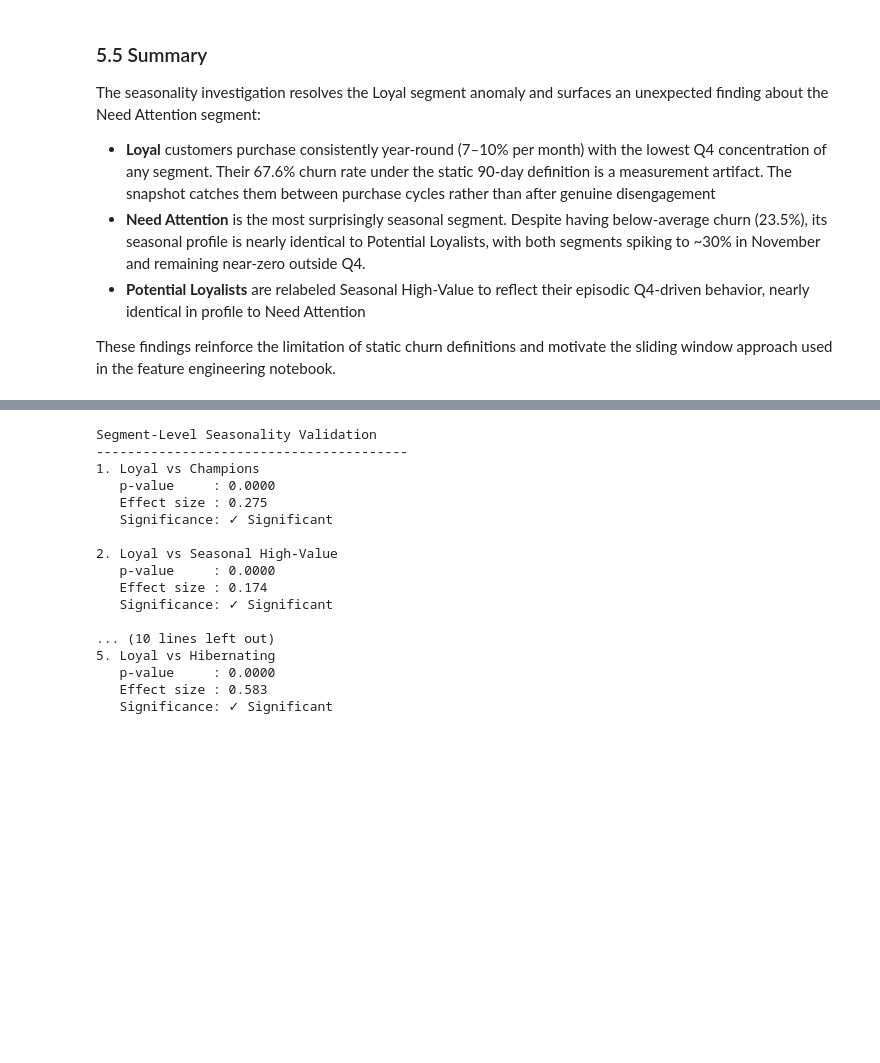
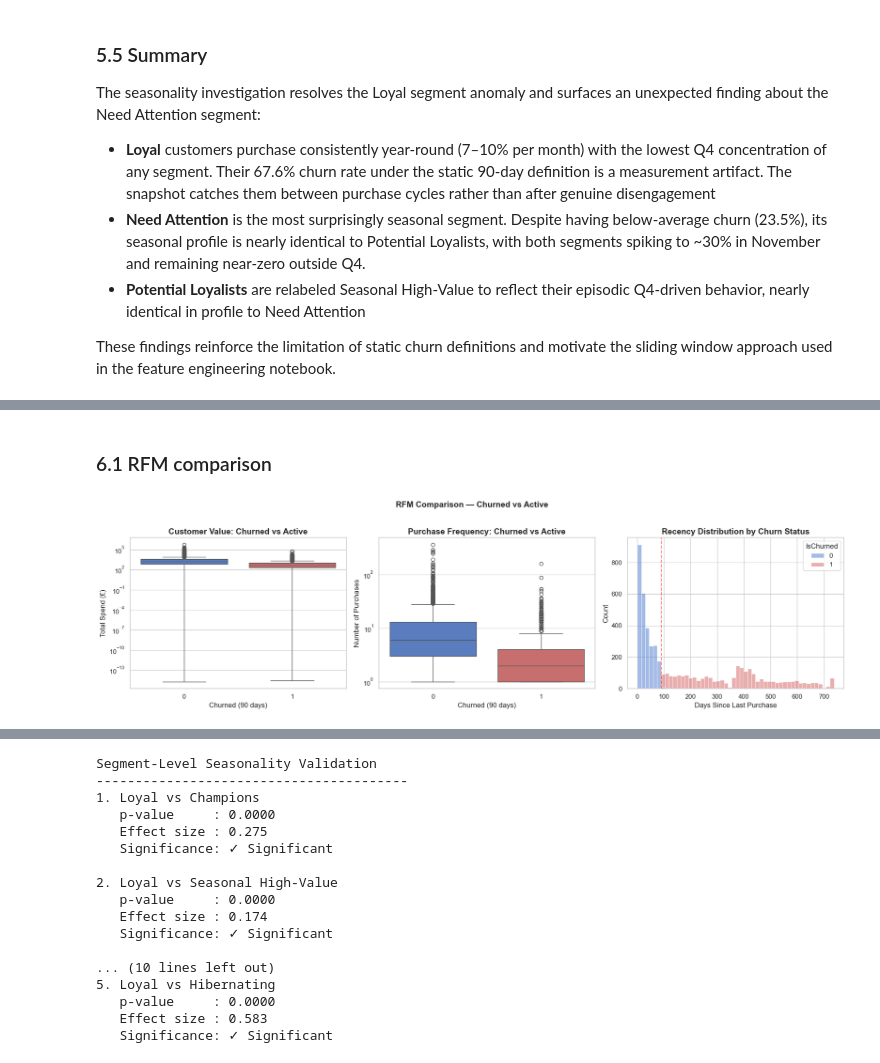
Before and after one commit to stefanobrusadelli/customer-churn-prediction, a Jupyter notebook: notebook/02_eda.ipynb, the cells around one changed output, grey strips where cells are left out. Saved outputs shown, nothing was run; the diff lists cells and outputs as text; code cells hidden in the pictures; blank space fills up the shorter version.

```diff
--- a/notebook/02_eda.ipynb
+++ b/notebook/02_eda.ipynb
@@ -1427,0 +1029,36 @@ Building on the RFM segmentation findings, we formally test whether the Loyal se
+# %% [markdown]
+### 6.1 RFM comparison
+# %%
+fig, axes = plt.subplots(1, 3, figsize=(18, 5))
+
+sns.boxplot(data=rfm, x='IsChurned', y='Monetary',
+            hue='IsChurned', palette=CHURN_PALETTE,
+            legend=False, ax=axes[0])
+axes[0].set_yscale('log')
+axes[0].set_title('Customer Value: Churned vs Active')
+axes[0].set_xlabel(f'Churned ({CHURN_THRESHOLD} days)')
+axes[0].set_ylabel('Total Spend (£)')
+
+sns.boxplot(data=rfm, x='IsChurned', y='Frequency',
+            hue='IsChurned', palette=CHURN_PALETTE,
+            legend=False, ax=axes[1])
+axes[1].set_yscale('log')
+axes[1].set_title('Purchase Frequency: Churned vs Active')
+axes[1].set_xlabel(f'Churned ({CHURN_THRESHOLD} days)')
+axes[1].set_ylabel('Number of Purchases')
+
+sns.histplot(data=rfm, x='Recency', hue='IsChurned',
+             bins=50, palette=CHURN_PALETTE, ax=axes[2])
+axes[2].axvline(CHURN_THRESHOLD, color='red',
+                linestyle='--', alpha=0.5)
+axes[2].set_title('Recency Distribution by Churn Status')
+axes[2].set_xlabel('Days Since Last Purchase')
+
+plt.suptitle('RFM Comparison — Churned vs Active',
+             fontsize=14, fontweight='bold', y=1.02)
+plt.tight_layout()
+plt.savefig("../reports/figures/churned_vs_active_rfm.png",
+            bbox_inches="tight", dpi=150)
+plt.show()
+# %% [output]
+[figure, added]
```
Also changed, not shown: parts of 77 cells of this notebook.
